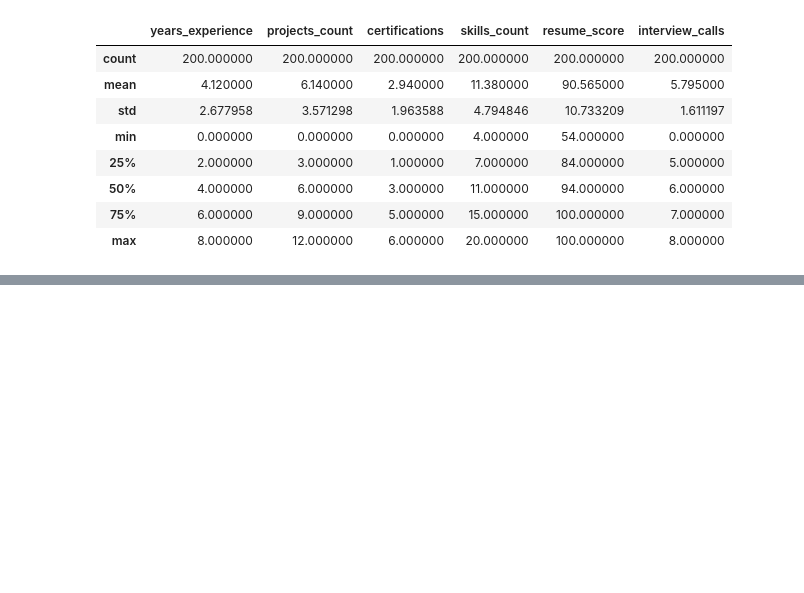
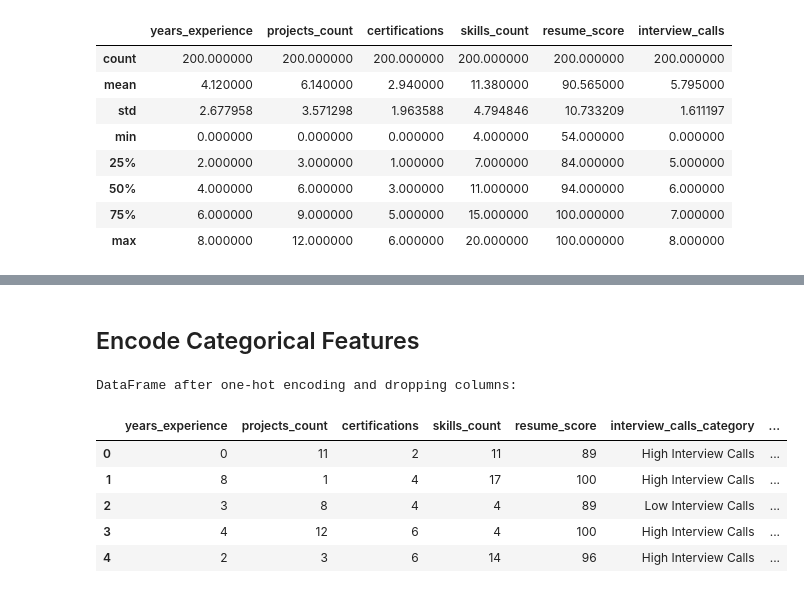
Before and after one commit to ash-iiiiish/30-Machine-Learning-Projects, a Jupyter notebook: F-Natural Language Processing(24-27)/26.Resume Classification/resume classification.ipynb, the cells around one changed output, grey strips where cells are left out. Cells and saved outputs as stored; diff of their text form; code cells hidden in the pictures; blank space fills up the shorter version.

```diff
--- a/F-Natural Language Processing(24-27)/26.Resume Classification/resume classification.ipynb
+++ b/F-Natural Language Processing(24-27)/26.Resume Classification/resume classification.ipynb
@@ -10,7 +10,7 @@ import seaborn as sns
 # %% [markdown]
 ## Data Collection
 # %%
-df= pd.read_csv('C:/Users/kumar/OneDrive/Desktop/Machine Learning Project/datasets/resume classification.csv')
+df= pd.read_csv('/content/resume classification.csv')
 df.shape
 # %% [output]
 (200, 10)
@@ -65,0 +60,3 @@ Thanks!
+# %%
+df['interview_calls_category'] = np.where(df['interview_calls'] >= 6, 'High Interview Calls', 'Low Interview Calls')
+df.head()
@@ -65,0 +70,18 @@ Thanks!
+# %% [markdown]
+## Encode Categorical Features
+# %%
+categorical_cols = ['degree', 'internship', 'github_portfolio']
+df_encoded = pd.get_dummies(df, columns=categorical_cols, drop_first=True)
+
+df_encoded = df_encoded.drop(columns=['candidate_id', 'interview_calls'])
+
+print("DataFrame after one-hot encoding and dropping columns:")
+df_encoded.head()
+# %% [output]
+DataFrame after one-hot encoding and dropping columns:
+|  | years_experience | projects_count | certifications | skills_count | resume_score | interview_calls_category | ... |
+| 0 | 0 | 11 | 2 | 11 | 89 | High Interview Calls | ... |
+| 1 | 8 | 1 | 4 | 17 | 100 | High Interview Calls | ... |
+| 2 | 3 | 8 | 4 | 4 | 89 | Low Interview Calls | ... |
+| 3 | 4 | 12 | 6 | 4 | 100 | High Interview Calls | ... |
+| 4 | 2 | 3 | 6 | 14 | 96 | High Interview Calls | ... |
```
Also changed, not shown: parts of 14 cells of this notebook.
